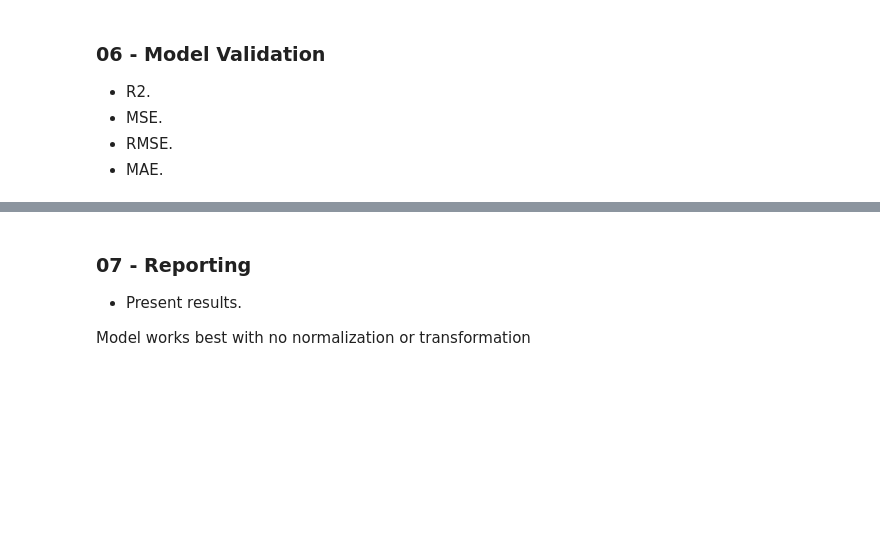
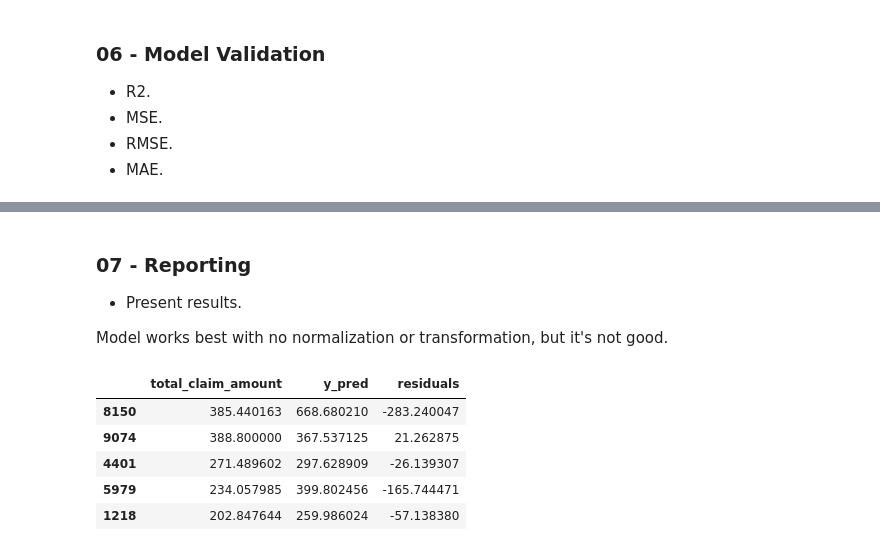
Before and after one commit to Alfon22A/Lab-Customer-Analysis-Final-Round, a Jupyter notebook: Solution.ipynb, the cells around one changed output, grey strips where cells are left out. Saved outputs shown, nothing was run; the diff lists cells and outputs as text; code cells hidden in the pictures; blank space fills up the shorter version.

```diff
--- a/Solution.ipynb
+++ b/Solution.ipynb
@@ -311,0 +313,5 @@ LinearRegression()
+# %%
+# Regular values
+
+lm3 = linear_model.LinearRegression()
+lm3.fit(X_train,y_train)
@@ -396,4 +419,16 @@ MAPE for testing is: 1.0560766307996894
 
 - Present results.
 
-Model works best with no normalization or transformation
+Model works best with no normalization or transformation, but it's not good.
+# %%
+results_train = y_train.copy()
+results_train['y_pred'] = y_pred_train_3
+results_train['residuals'] = results_train['total_claim_amount'] - results_train['y_pred']
+results_train.head()
+# %% [output]
+|  | total_claim_amount | y_pred | residuals |
+| 8150 | 385.440163 | 668.680210 | -283.240047 |
+| 9074 | 388.800000 | 367.537125 | 21.262875 |
+| 4401 | 271.489602 | 297.628909 | -26.139307 |
+| 5979 | 234.057985 | 399.802456 | -165.744471 |
+| 1218 | 202.847644 | 259.986024 | -57.138380 |
```
Also changed, not shown: parts of 30 cells of this notebook, 1 other file.
